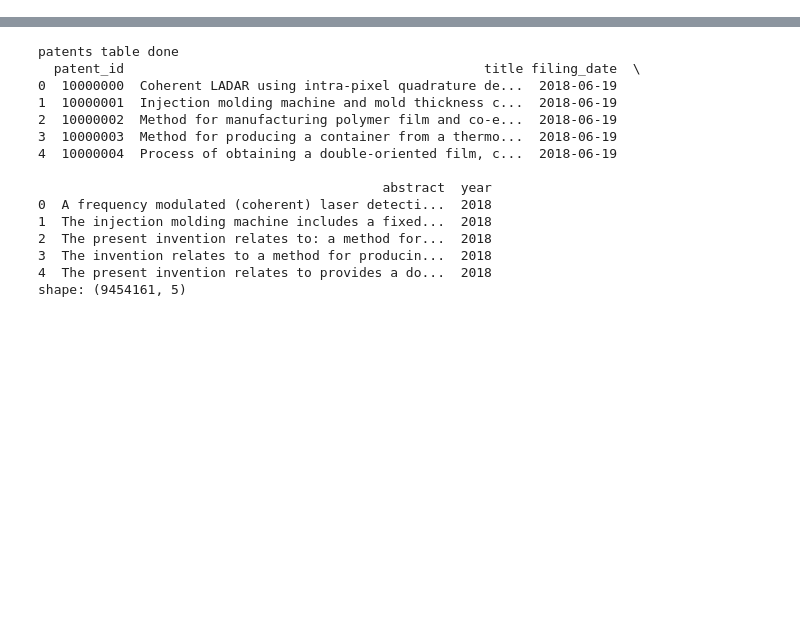
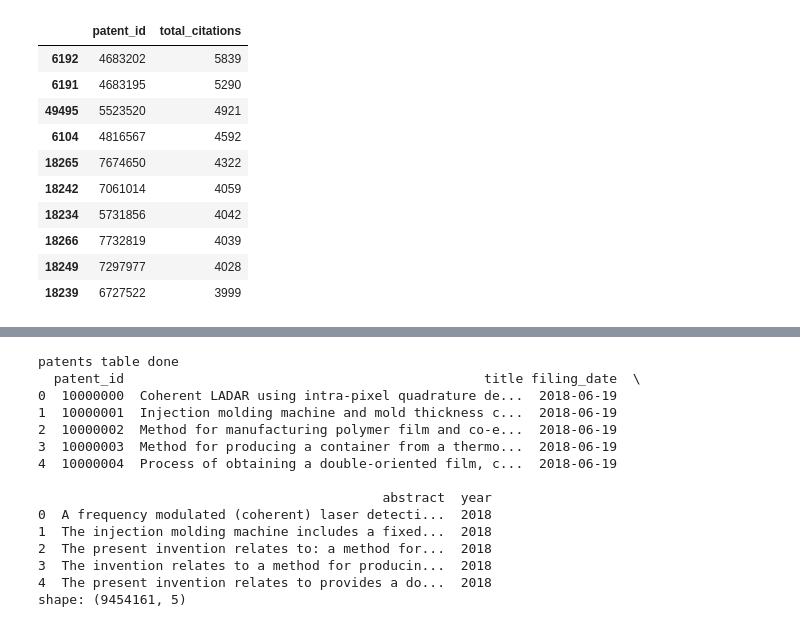
Before and after one commit to Joritace/big-data-assignment, a Jupyter notebook: scripts/clean_data.ipynb, the cells around one changed output, grey strips where cells are left out. Saved outputs shown, nothing was run; the diff lists cells and outputs as text; code cells hidden in the pictures; blank space fills up the shorter version.

```diff
--- a/scripts/clean_data.ipynb
+++ b/scripts/clean_data.ipynb
@@ -90,0 +200,85 @@ location_df shape: (100452, 9)
+# %%
+citation_file_path = "../data/extracted/g_us_patent_citation.tsv"
+
+from collections import Counter
+
+CHUNK_SIZE = 500_000
+
+cited_patent_counter = Counter()
+reference_counter = Counter()
+
+total_rows_processed = 0
+
+for chunk_number, chunk in enumerate(
+    pd.read_csv(
+        citation_file_path,
+        sep="\t",
+        usecols=["patent_id", "citation_patent_id"],
+        dtype=str,
+        chunksize=CHUNK_SIZE,
+        low_memory=False
+    ),
+    start=1
+):
+    # remove empty citation values
+    chunk = chunk.dropna(subset=["patent_id", "citation_patent_id"])
+
+    # count how many times each older patent was cited
+    cited_patent_counter.update(chunk["citation_patent_id"])
+
+    # count how many references each newer patent made
+    reference_counter.update(chunk["patent_id"])
+
+    total_rows_processed += len(chunk)
+
+    if chunk_number % 10 == 0:
+        print(f"processed {total_rows_processed:,} citation rows so far...")
+
+
+# convert citation counts to dataframe
+citation_counts = pd.DataFrame(
+    cited_patent_counter.items(),
+    columns=["patent_id", "total_citations"]
+)
+
+citation_counts["total_citations"] = pd.to_numeric(
+    citation_counts["total_citations"],
+    errors="coerce"
+).fillna(0).astype(int)
+
+citation_counts = citation_counts.sort_values(
+    "total_citations",
+    ascending=False
+)
+
+
+# convert reference counts to dataframe
+reference_counts = pd.DataFrame(
+    reference_counter.items(),
+    columns=["patent_id", "references_made"]
+)
+
+reference_counts["references_made"] = pd.to_numeric(
+    reference_counts["references_made"],
+    errors="coerce"
+).fillna(0).astype(int)
+
+reference_counts = reference_counts.sort_values(
+    "references_made",
+    ascending=False
+)
+
+
+# save the smaller processed citation files
+citation_counts.to_csv("../data/clean_citation_counts.csv", index=False)
+reference_counts.to_csv("../data/clean_reference_counts.csv", index=False)
+
+
+print("citation processing complete")
+print("total citation rows processed:", f"{total_rows_processed:,}")
+print("clean_citation_counts shape:", citation_counts.shape)
+print("clean_reference_counts shape:", reference_counts.shape)
+
+display(citation_counts.head(10))
+display(reference_counts.head(10))
+# %% [output]
@@ -90,0 +302,11 @@ location_df shape: (100452, 9)
+|  | patent_id | total_citations |
+| 6192 | 4683202 | 5839 |
+| 6191 | 4683195 | 5290 |
+| 49495 | 5523520 | 4921 |
+| 6104 | 4816567 | 4592 |
+| 18265 | 7674650 | 4322 |
+| 18242 | 7061014 | 4059 |
+| 18234 | 5731856 | 4042 |
+| 18266 | 7732819 | 4039 |
+| 18249 | 7297977 | 4028 |
+| 18239 | 6727522 | 3999 |
```
Also changed, not shown: parts of 9 cells of this notebook, 10 other files.
